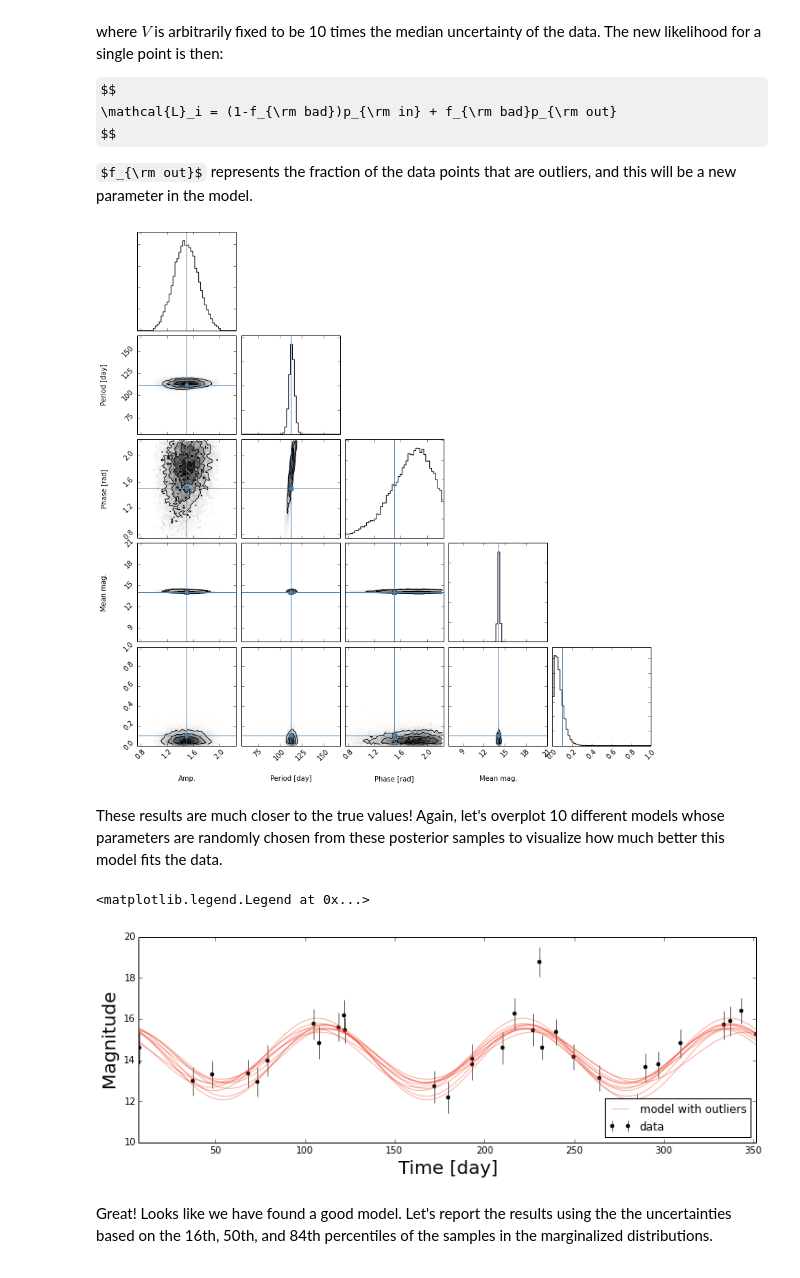
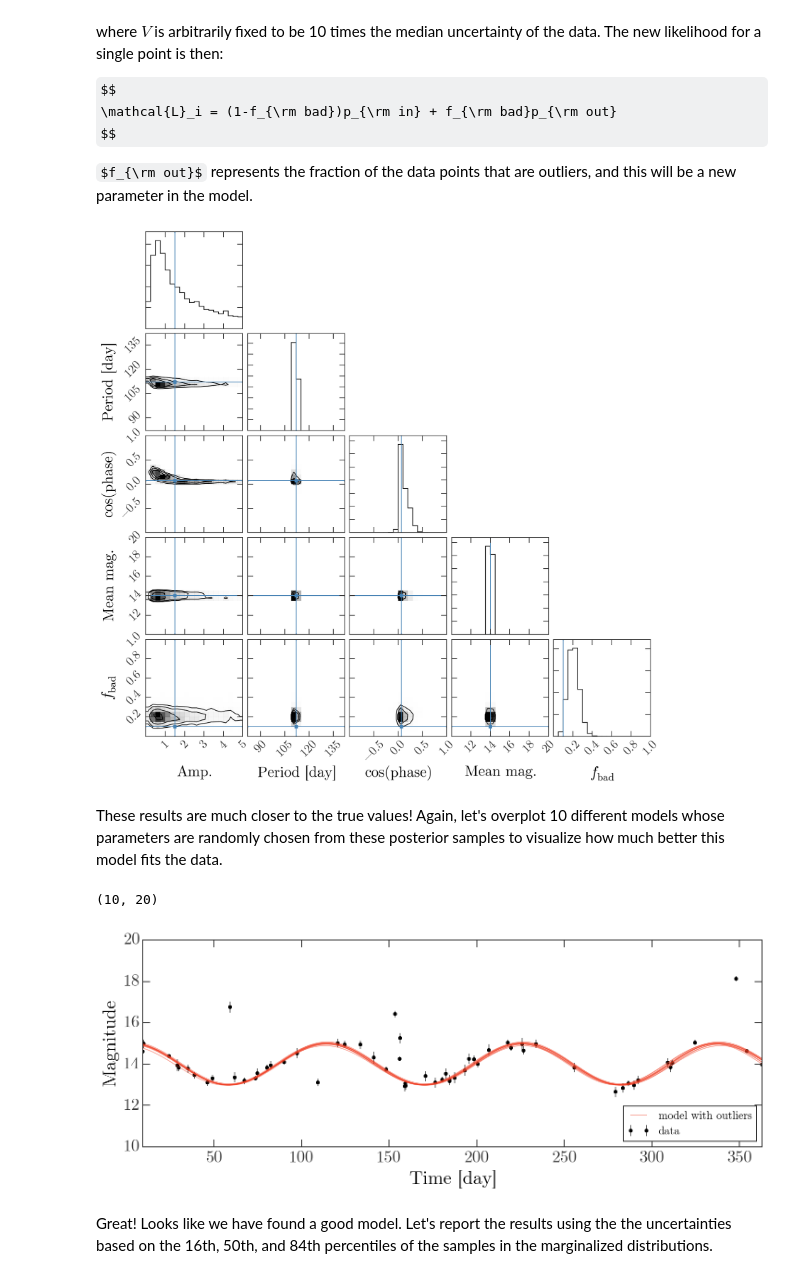
Before and after one commit to AstroBetter/stats-tutorials, a Jupyter notebook: Fitting a model with outliers using MCMC.ipynb, the cells around one changed output. Drawn from its saved outputs; the diff is of its cells as text; code cells hidden in the pictures; some formulas as TeX source.

Commit message:
update to use new triangle and jupyter

```diff
--- a/Fitting a model with outliers using MCMC.ipynb
+++ b/Fitting a model with outliers using MCMC.ipynb
@@ -193,10 +202,9 @@ sampler1.reset()
 pos, prob, state = sampler1.run_mcmc(pos_burn, 1000)
 # %%
 # Use triangle package to plot the projections of the posterior sample density and the true values
-param_labels = ["Amp.", "Period [day]", "Phase [rad]", "Mean mag."]
-extents1 = [(0.5*truth,1.5*truth) for truth in true_params]
+param_labels = ["Amp.", "Period [day]", "cos(phase)", "Mean mag."]
 fig = triangle.corner(sampler1.flatchain,
                       labels=param_labels,
                       truths=true_params,
-                      extents=extents1)
+                      range=extents)
 # %% [output]
@@ -259,17 +267,17 @@ $f_{\rm out}$ represents the fraction of the data points that are outliers, and
 def lnprior2(p):
     amp = p[0]
     period = p[1]
-    phase = p[2]
+    cosphase = p[2]
     const = p[3]
     fout = p[4]
 
-    if amp < 1 or amp > 2:
+    if amp < 0 or amp > 5:
         return -np.inf
 
     if period < 100 or period > 200:
         return -np.inf
 
-    if phase < 0. or phase > 2*np.pi:
+    if cosphase < -1. or cosphase > 1:
         return -np.inf
 
     if const < 12 or const > 16:
@@ -281,18 +289,18 @@ def lnprior2(p):
     return 0.
 
 def ln_model2_likelihood(p, t, data, err):
-    amp, period, phase, const, outlier_prob = p
-    term = -np.log(err) - 0.5*( (data - sinusoid(t, amp, period, phase) - const) / err )**2
+    amp, period, cosphase, const, outlier_prob = p
+    term = -np.log(err) - 0.5*( (data - sinusoid(t, amp, period, cosphase) - const) / err )**2
     return term
 
 def ln_outlier_likelihood(p, t, data, err):
-    amp, period, phase, const, outlier_prob = p
+    amp, period, cosphase, const, outlier_prob = p
     outlier_err = 10.*np.median(err)
-    term = -np.log(outlier_err) - 0.5*( (data - sinusoid(t, amp, period, phase) - const) / outlier_err )**2
+    term = -np.log(outlier_err) - 0.5*( (data - sinusoid(t, amp, period, cosphase) - const) / outlier_err )**2
     return term
 
 def lnlikelihood2(p, t, data, err):
-    amp, period, phase, const, fout = p
+    amp, period, cosphase, const, fout = p
 
     term_model = ln_model2_likelihood(p, t, data, err)
     # new model term for outlier likelihood
@@ -317,7 +325,7 @@ ndim, nwalkers = 5, 64
 p0_2 = np.zeros((nwalkers,ndim))
 p0_2[:,0] = np.random.uniform(1, 2., size=nwalkers) # amp
 p0_2[:,1] = np.random.uniform(100, 200., size=nwalkers) # period (days)
-p0_2[:,2] = np.random.uniform(0., 2*np.pi, size=nwalkers) # phase (radians)
+p0_2[:,2] = np.random.uniform(-1, 1, size=nwalkers) # cos phase
 p0_2[:,3] = np.random.uniform(12., 16., size=nwalkers) # const. offset (mag)
 p0_2[:,4] = np.random.normal(0.5, 0.05, size=(nwalkers)) # outlier probabilty
 
@@ -335,21 +343,20 @@ new_pos = emcee.utils.sample_ball(sampler2.flatchain[best_pos],
 
 # Burn in again, starting from new_pos
 sampler2.reset()
-pos_burn, prob_burn, state_burn = sampler2.run_mcmc(new_pos, 100)
+pos_burn, prob_burn, state_burn = sampler2.run_mcmc(new_pos, 1000)
 
 # Erase the burn in and take 1000 steps for primary sampling.
 sampler2.reset()
 pos, prob, state = sampler2.run_mcmc(pos_burn, 1000)
 # %%
 # Use triangle package to plot the projections of the posterior sample density and the true values
-extents = [(0.5*truth,1.5*truth) for truth in true_params] + [(0,1)]
-fig = triangle.corner(sampler2.flatchain[:,:],
-                      labels=param_labels + [""],
+fig = triangle.corner(sampler2.flatchain,
+                      labels=param_labels + [r"$f_{\rm bad}$"],
                       truths=list(true_params) + [0.1],
-                      extents=extents,
+                      range=extents + [(0.,1.)],
                       plot_datapoints=False)
 # %% [output]
-[figure, old version]
+[figure, new version]
 # %% [markdown]
 These results are much closer to the true values! Again, let's overplot 10 different models whose parameters are randomly chosen from these posterior samples to visualize how much better this model fits the data.
 # %%
@@ -375,9 +382,10 @@ plt.xlim(min(time), max(time))
 plt.xlabel("Time [day]", size=20)
 plt.ylabel("Magnitude", size=20)
 plt.legend(loc='lower right')
+plt.ylim(10,20)
 # %% [output]
-<matplotlib.legend.Legend at 0x...>
+(10, 20)
-[figure, old version]
+[figure, new version]
 # %% [markdown]
 Great! Looks like we have found a good model. Let's report the results using the the uncertainties based on the 16th, 50th, and 84th percentiles of the samples in the marginalized distributions.
 # %%
```
Also changed, not shown: parts of 9 cells of this notebook.
